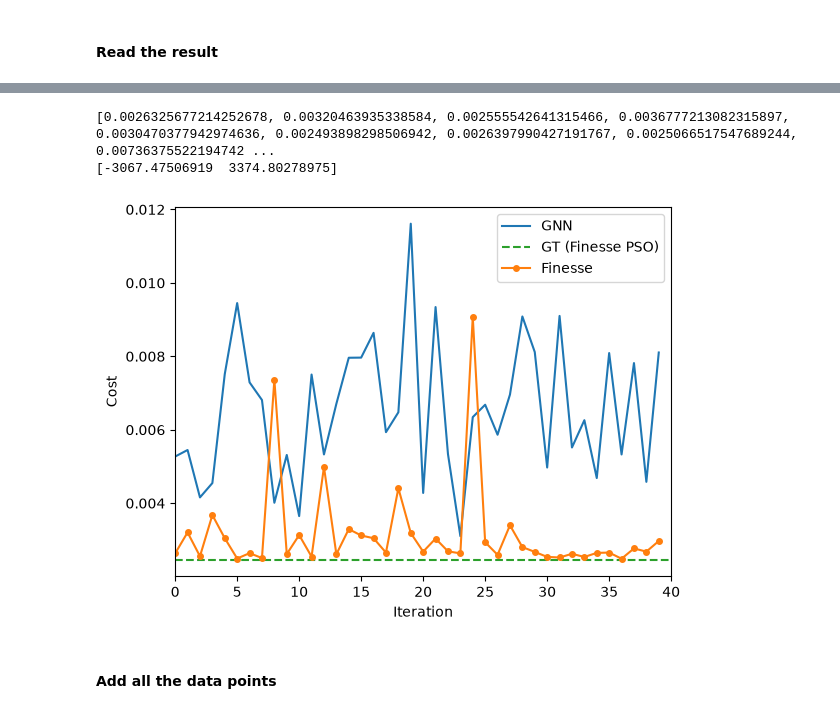
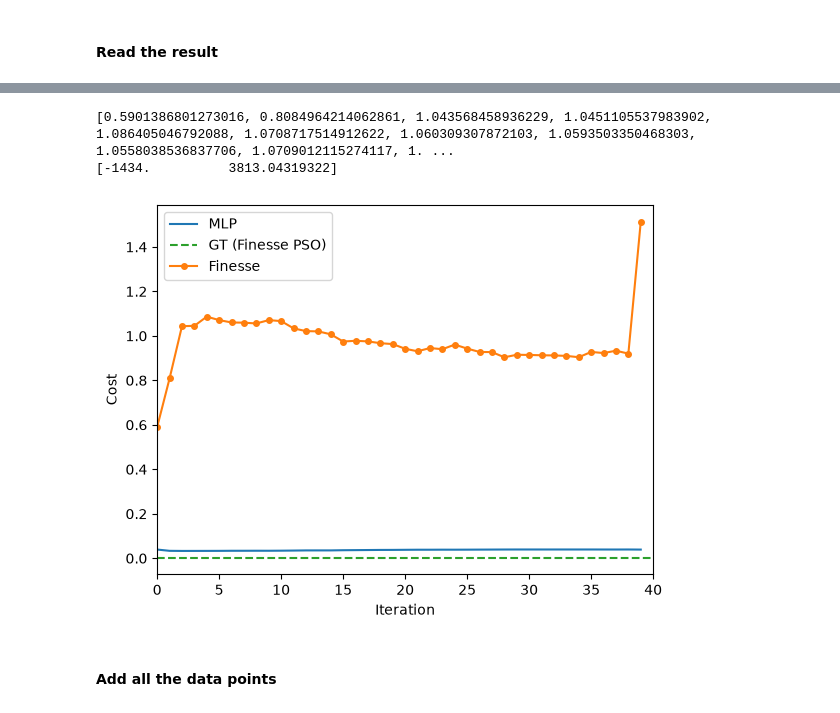
Before and after one commit to SLAC-ML/ligo-opt, a Jupyter notebook: analysis/subspace_plot.ipynb, the cells around one changed output, grey strips where cells are left out. Saved outputs shown, nothing was run; the diff lists cells and outputs as text; code cells hidden in the pictures.

```diff
--- a/analysis/subspace_plot.ipynb
+++ b/analysis/subspace_plot.ipynb
@@ -301,8 +350,8 @@ print(power_grid_GNN)
 # %% [markdown]
 #### Read the result
 # %%
-run_num = 12
-with open(f"GNN/data/run{run_num}/final_result.pkl", "rb") as f:
+run_num = 1
+with open(f"MLP/data/run{run_num}/final_result.pkl", "rb") as f:
     final_result = pickle.load(f)
 # %%
 # Calculate nominal powers once; plot in the next cell.
@@ -496,23 +560,23 @@ for key, label in perturbation_labels.items():
 # %%
-plt.plot(final_result["costs_gnn"], label="GNN")
+plt.plot(final_result["costs_mlp"], label="MLP")
 # Keep non-finite costs as gaps and show isolated finite costs with markers.
 GT_cost = 0.002461738070567913
 plt.axhline(GT_cost, color="tab:green", linestyle="--", label="GT (Finesse PSO)")
 costs_finesse = np.asarray(final_result["costs_finesse"], dtype=float)
 costs_finesse_plot = np.where(np.isfinite(costs_finesse), costs_finesse, np.nan)
 plt.plot(costs_finesse_plot, label="Finesse", marker="o", markersize=4)
 print(final_result["costs_finesse"])
 print(final_result["data"][-1])
 plt.xlabel("Iteration")
 plt.xlim(0, 40)
 # plt.ylim(0.0035, 0.00365)
 plt.ylabel("Cost")
 plt.legend()
-plt.savefig(f"Figures/run{run_num}_costs_full.png")
+plt.savefig(f"Figures/MLP_run{run_num}_costs_full.png")
 # %% [output]
-[0.0026325677214252678, 0.00320463935338584, 0.002555542641315466, 0.0036777213082315897, 0.0030470377942974636, 0.002493898298506942, 0.0026397990427191767, 0.0025066517547689244, 0.00736375522194742 ...
-[-3067.47506919  3374.80278975]
+[0.5901386801273016, 0.8084964214062861, 1.043568458936229, 1.0451105537983902, 1.086405046792088, 1.0708717514912622, 1.060309307872103, 1.0593503350468303, 1.0558038536837706, 1.0709012115274117, 1. ...
+[-1434.          3813.04319322]
-[figure, old version]
+[figure, new version]
 # %% [markdown]
 #### Add all the data points
 # %%
```
Also changed, not shown: parts of 22 cells of this notebook, 47 other files.
